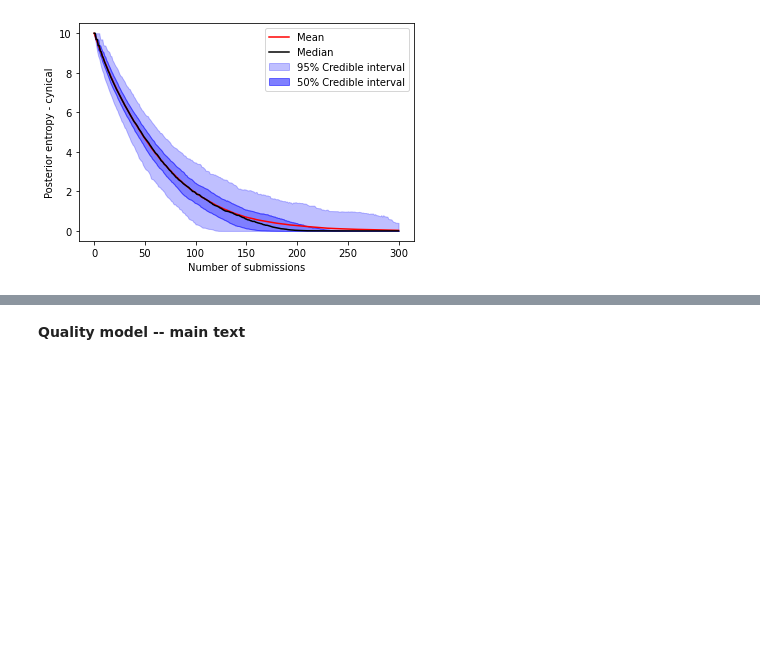
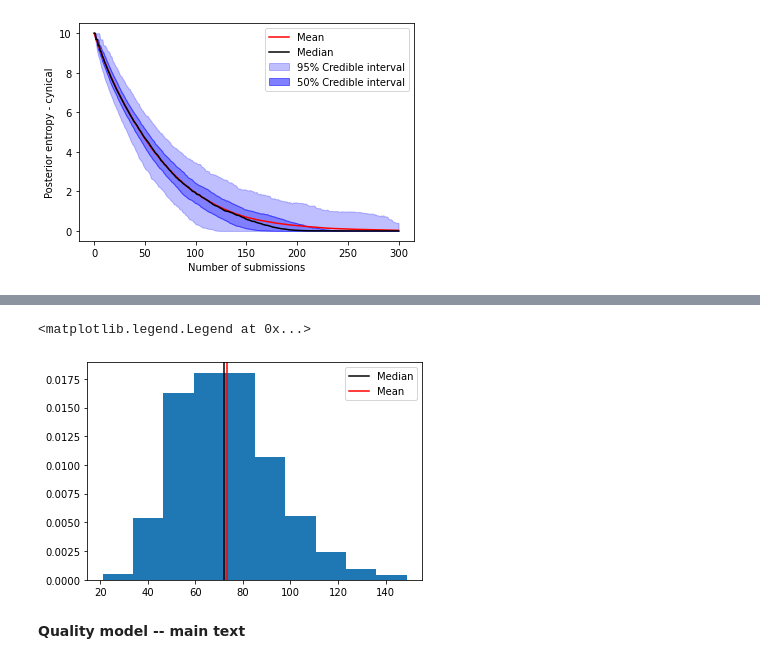
Before and after one commit to LabPresse/how_many_submissions, a Jupyter notebook: obtaining_graphs.ipynb, the cells around one changed output, grey strips where cells are left out. Cells and saved outputs as stored; diff of their text form; code cells hidden in the pictures; blank space fills up the shorter version.

```diff
--- a/obtaining_graphs.ipynb
+++ b/obtaining_graphs.ipynb
@@ -112,3 +148,12 @@ plt.show()
+# %%
+p3nums = np.array([(p3<.95).argmin() for p3 in prob3])
+plt.hist(p3nums,density=True)
+plt.axvline(np.median(p3nums),color='k',label='Median')
+plt.axvline(np.mean(p3nums),color='r',label='Mean')
+plt.legend()
+# %% [output]
+<matplotlib.legend.Legend at 0x...>
+[figure, added]
 # %% [markdown]
 **Quality model -- main text**
 # %%
```
Also changed, not shown: parts of 22 cells of this notebook, 2 other files.
